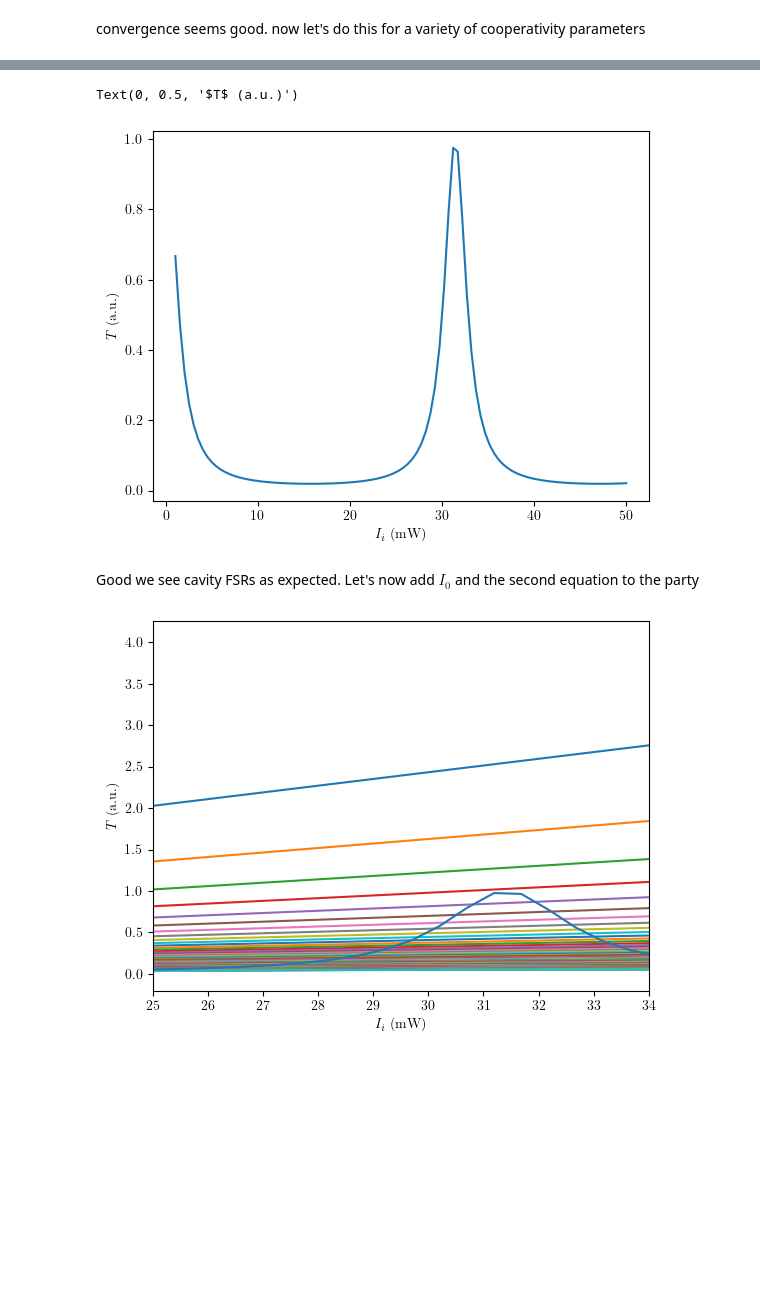
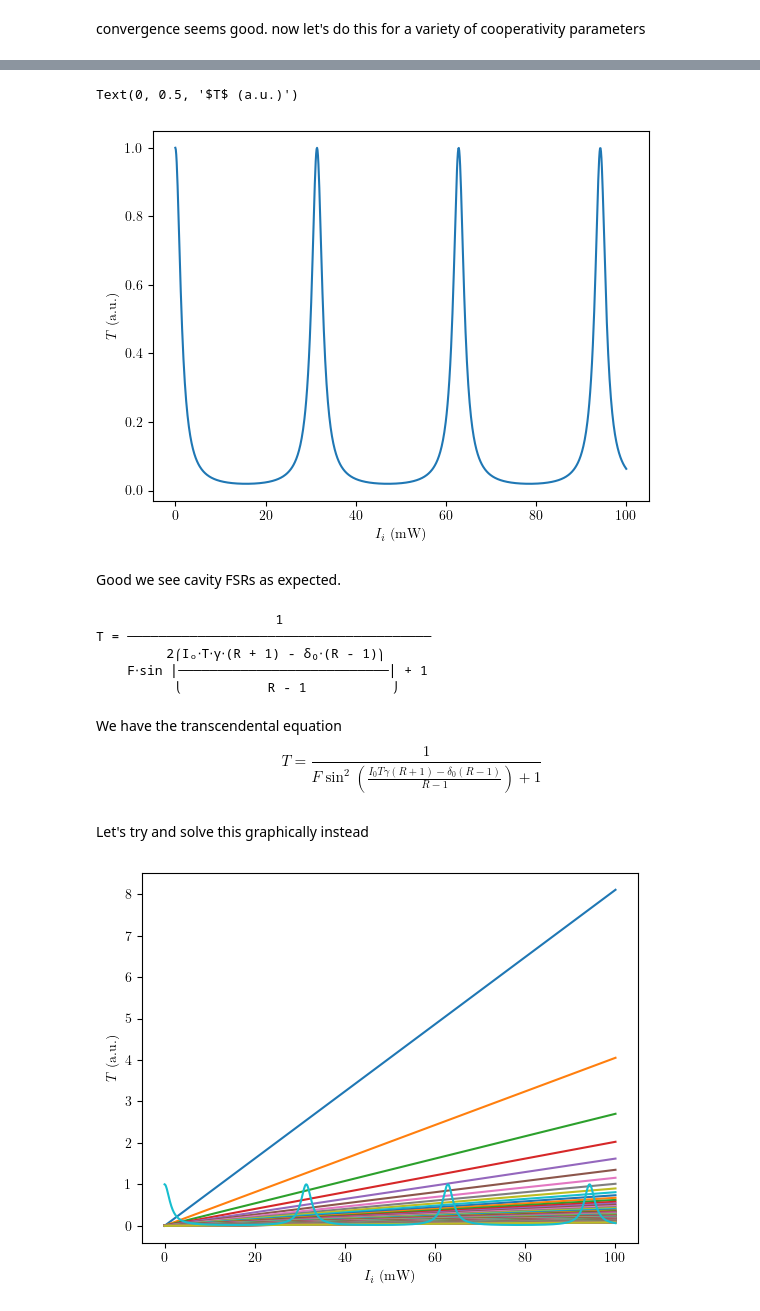
Before and after one commit to tyxiang0530/CavityNLONN, a Jupyter notebook: PreliminaryTheory.ipynb, the cells around one changed output, grey strips where cells are left out. Saved outputs shown, nothing was run; the diff lists cells and outputs as text; code cells hidden in the pictures; blank space fills up the shorter version.

```diff
--- a/PreliminaryTheory.ipynb
+++ b/PreliminaryTheory.ipynb
@@ -209,31 +213,62 @@ For experimental platforms, we will primarily need to select the kerr media, whi
 F = 50
 delta = 0
 gamma = 0.1
-I_i = np.linspace(1,50,100)
+I_i = np.linspace(0,100,1000)
 T = 1 / (1 + F * np.sin(delta + gamma * I_i)**2)
 plt.plot(I_i, T)
 plt.xlabel("$I_i$ (mW)")
 plt.ylabel("$T$ (a.u.)")
 # %% [output]
 Text(0, 0.5, '$T$ (a.u.)')
-[figure, old version]
+[figure, new version]
 # %% [markdown]
-Good we see cavity FSRs as expected. Let's now add $I_0$ and the second equation to the party
+Good we see cavity FSRs as expected.
+# %%
+# Define the symbols
+T, F, delta_0, gamma, I_i, I_o, R = sp.symbols('T F delta_0 gamma I_i I_o R')
+
+# Define the equations
+eq1 = sp.Eq(T, 1 / (1 + F * sp.sin(delta_0 + gamma * I_i)**2))
+eq2 = sp.Eq(T, ((1 - R) / (1 + R)) * (I_i / I_o))
+
+# Solve eq2 for I_i
+I_i_solution = sp.solve(eq2, I_i)[0]
+
+# Substitute I_i_solution into eq1
+T_solution = eq1.subs(I_i, I_i_solution)
+
+# Simplify the expression
+T_solution_simplified = sp.simplify(T_solution)
+
+# Display the result
+sp.pretty_print(T_solution_simplified)
+# %% [output]
+                       1
+T = ───────────────────────────────────────
+         2⎛Iₒ⋅T⋅γ⋅(R + 1) - δ₀⋅(R - 1)⎞
+    F⋅sin ⎜───────────────────────────⎟ + 1
+          ⎝           R - 1           ⎠
+# %% [markdown]
+We have the transcendental equation
+\begin{equation}
+T = \frac{1}{F \sin^2(\frac{I_0 T \gamma (R+1) - \delta_0 (R-1)}{R-1})+1}
+\end{equation}
+# %% [markdown]
+Let's try and solve this graphically instead
 # %%
-I_0_arr = np.linspace(1, 50, 100)
+I_0_arr = np.arange(1, 100, 1)
 R = 0.85
 T2_vals = []
 
 for I_0 in I_0_arr:
     T2 = (1-R)/(1+R) * (I_i / I_0)
     T2_vals.append(T2)
     plt.plot(I_i, T2)
 T = 1 / (1 + F * np.sin(delta + gamma * I_i)**2)
 plt.plot(I_i, T)
-plt.xlim(25,34)
 plt.xlabel("$I_i$ (mW)")
 plt.ylabel("$T$ (a.u.)")
 plt.show()
 # %% [output]
-[figure, old version]
+[figure, new version]
 # %% [markdown]
```
Also changed, not shown: parts of 5 cells of this notebook.
